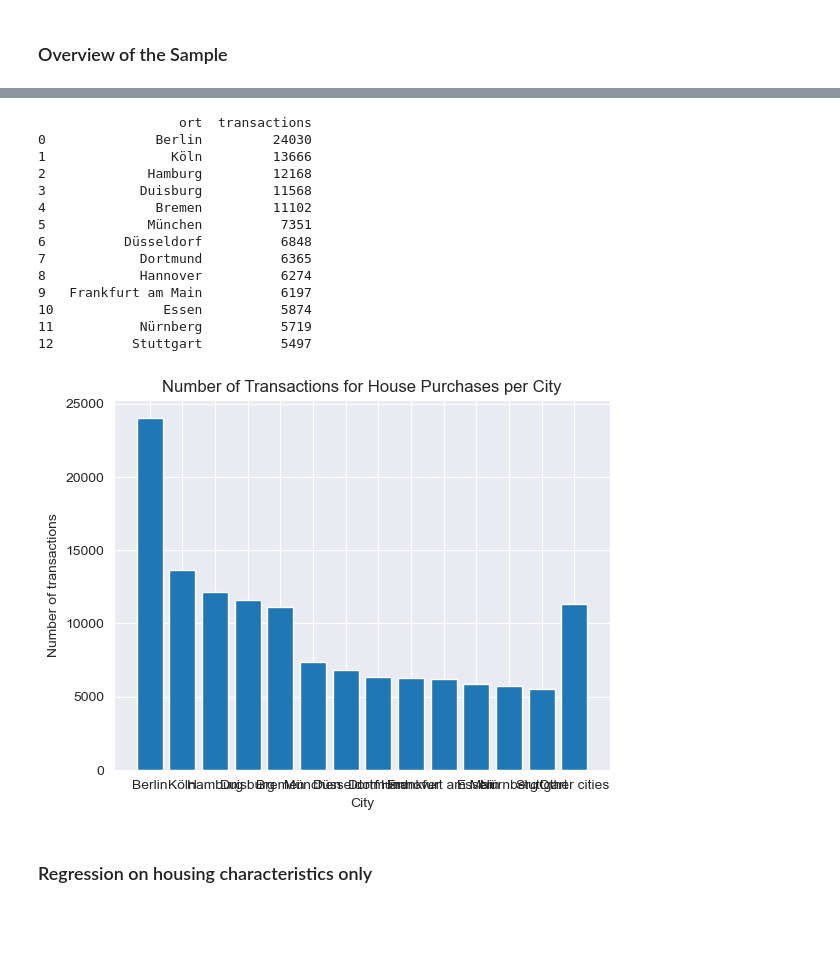
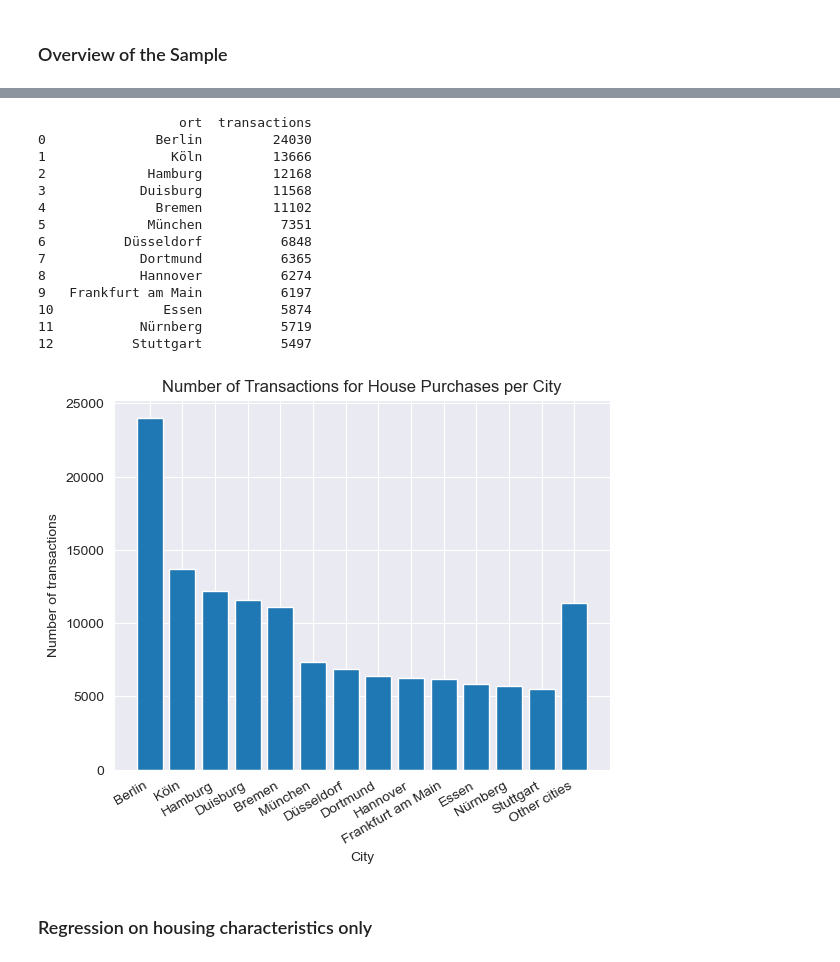
Before and after one commit to pvseydlitz/BachelorThesis, a Jupyter notebook: regression_hk_cities.ipynb, the cells around one changed output, grey strips where cells are left out. Cells and saved outputs as stored; diff of their text form; code cells hidden in the pictures; blank space fills up the shorter version.

```diff
--- a/regression_hk_cities.ipynb
+++ b/regression_hk_cities.ipynb
@@ -141,34 +163,35 @@ df_not_big_cities = df_data_overview[~df_data_overview['ort'].isin(big_cities)]
 number_of_transaction_not_big_cities = df_not_big_cities['obid'].count()
 number_of_transactions_big_cities = df_big_cities['obid'].count()
 
 count_by_ort = df_big_cities.groupby('ort')['obid'].count().sort_values(ascending=False).reset_index(name='transactions')
 print(count_by_ort)
 new_row = {'ort': 'Other cities', 'transactions': number_of_transaction_not_big_cities}
 count_by_ort.loc[len(count_by_ort)] = new_row
 
 plt.bar(count_by_ort['ort'], count_by_ort['transactions'])
 plt.xlabel("City")
 plt.ylabel('Number of transactions')
 plt.title('Number of Transactions for House Purchases per City')
+plt.xticks(rotation=30, ha='right')
 plt.show()
 # %% [output]
 [figure]
 [figure]
                   ort  transactions
 0              Berlin         24030
 1                Köln         13666
 2             Hamburg         12168
 3            Duisburg         11568
 4              Bremen         11102
 5             München          7351
 6          Düsseldorf          6848
 7            Dortmund          6365
 8            Hannover          6274
 9   Frankfurt am Main          6197
 10              Essen          5874
 11           Nürnberg          5719
 12          Stuttgart          5497
-[figure, old version]
+[figure, new version]
 # %% [markdown]
 ### Regression on housing characteristics only
 # %% [markdown]
```
Also changed, not shown: parts of 24 cells of this notebook, 5 other files.
